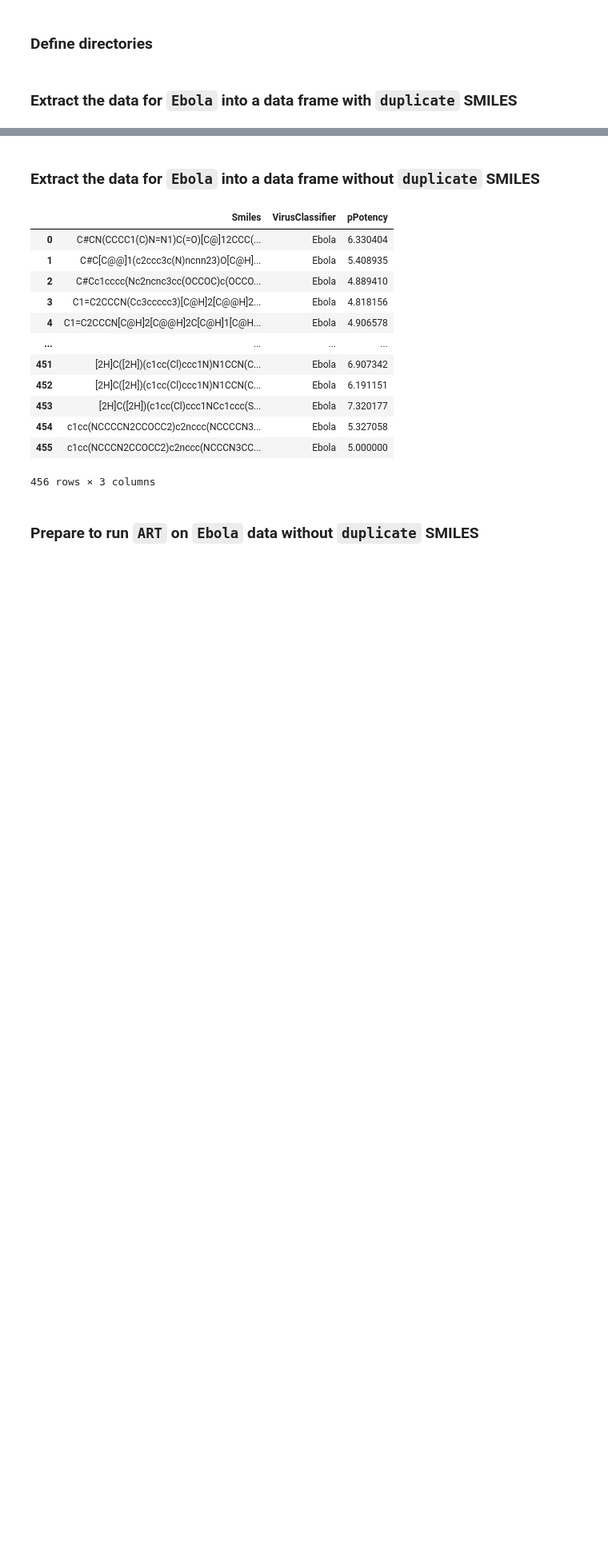
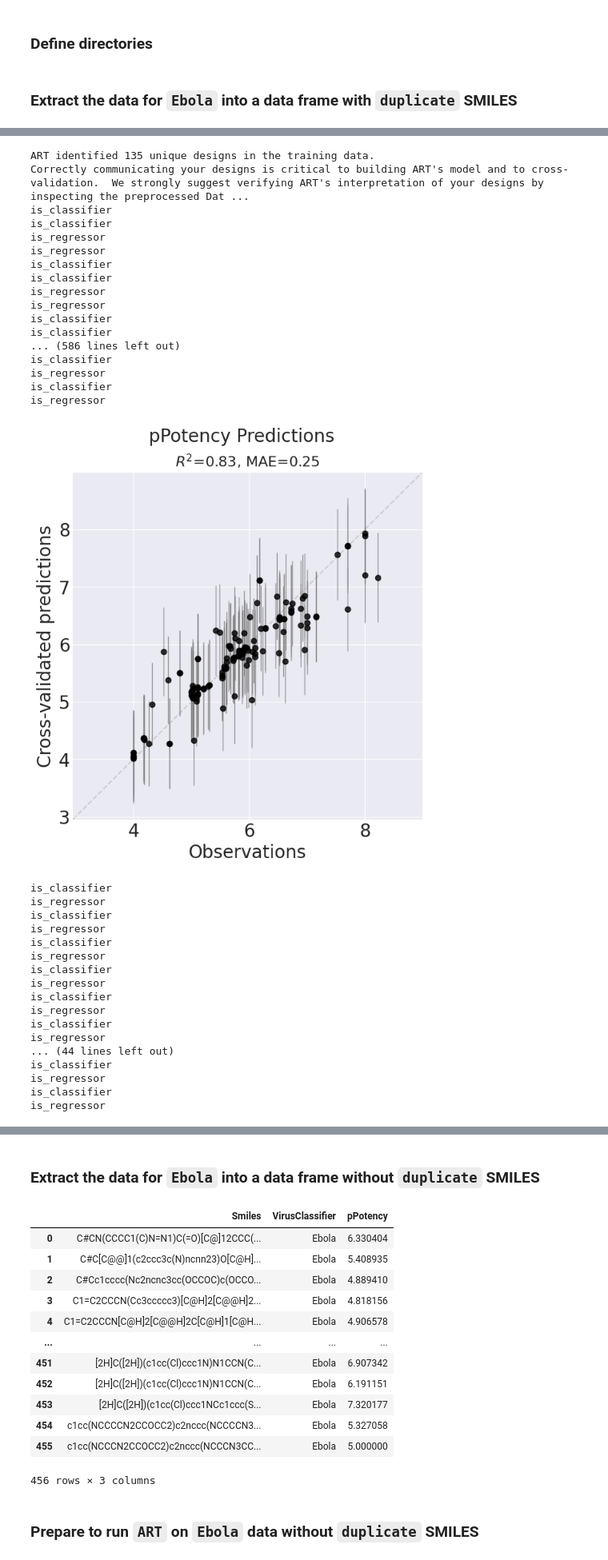
Before and after one commit to soumyadeepghosh35/DTRA_ART, a Jupyter notebook: DTRA_project_notebooks/Step5_ART_Ebola.ipynb, the cells around one changed output, grey strips where cells are left out. Shown at 80% size. Saved outputs shown, nothing was run; the diff lists cells and outputs as text; code cells hidden in the pictures; blank space fills up the shorter version.

```diff
--- a/DTRA_project_notebooks/Step5_ART_Ebola.ipynb
+++ b/DTRA_project_notebooks/Step5_ART_Ebola.ipynb
@@ -40,0 +109,12 @@ EbolaVirusData_chEMBL
+# %%
+art_params = {
+    'input_vars': input_var,
+    'response_vars': response_var,
+    'objective': 'maximize',
+    'threshold': 0.2,
+    'alpha': 0.5,
+    'num_recommendations': 10,
+    'max_mcmc_cores': 4,
+    'seed': 42,                    # Uncomment this to avoid a random seed
+    'output_dir': '.',
+}
@@ -40,0 +127,40 @@ EbolaVirusData_chEMBL
+# %%
+%%time
+
+art = RecommendationEngine(df=ZaireEbolavirusData_chEMBL_wMACAW_ARTready, **art_params,recommend=False,cross_val=True)
+# %% [output]
+ART identified 135 unique designs in the training data.
+Correctly communicating your designs is critical to building ART's model and to cross-validation.  We strongly suggest verifying ART's interpretation of your designs by inspecting the preprocessed Dat ...
+is_classifier
+is_classifier
+is_regressor
+is_regressor
+is_classifier
+is_classifier
+is_regressor
+is_regressor
+is_classifier
+is_classifier
+... (586 lines left out)
+is_classifier
+is_regressor
+is_classifier
+is_regressor
+[figure, added]
+is_classifier
+is_regressor
+is_classifier
+is_regressor
+is_classifier
+is_regressor
+is_classifier
+is_regressor
+is_classifier
+is_regressor
+is_classifier
+is_regressor
+... (44 lines left out)
+is_classifier
+is_regressor
+is_classifier
+is_regressor
```
Also changed, not shown: parts of 29 cells of this notebook, 7 other files.
